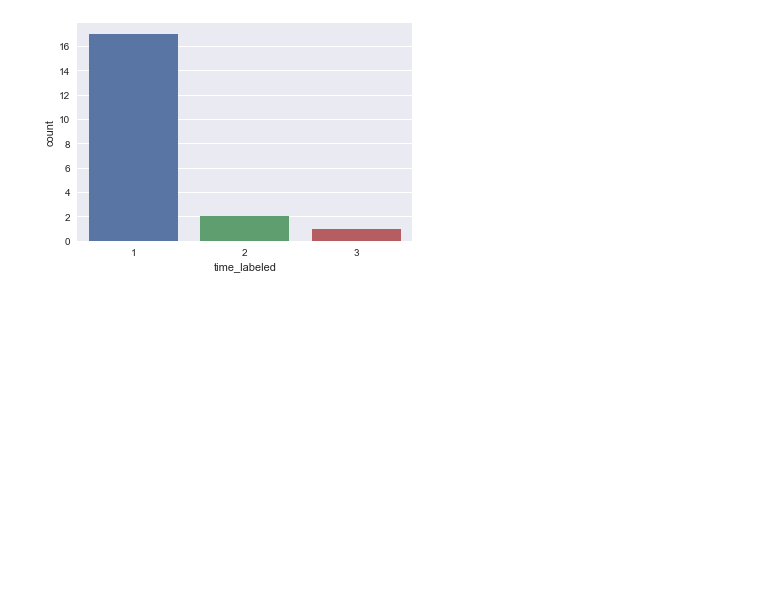
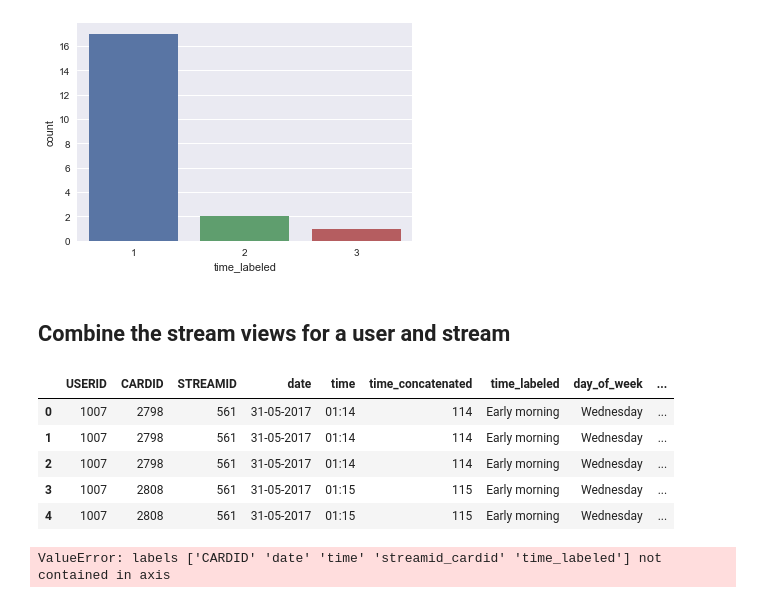
Before and after one commit to ace-racer/ContextualRecommender, a Jupyter notebook: hybird_recommender/exploration/Process raw stream views.ipynb, the cells around one changed output. Cells and saved outputs as stored; diff of their text form; code cells hidden in the pictures; blank space fills up the shorter version.

Commit message:
Add code to process streams based on views

```diff
--- a/hybird_recommender/exploration/Process raw stream views.ipynb
+++ b/hybird_recommender/exploration/Process raw stream views.ipynb
@@ -180,3 +180,19 @@ user_views_aggr_df.head()
 ax = sns.countplot(x="time_labeled", data=user_views_aggr_df)
 # %% [output]
 [figure]
+# %% [markdown]
+## Combine the stream views for a user and stream
+# %%
+stream_views_df.head()
+# %% [output]
+|  | USERID | CARDID | STREAMID | date | time | time_concatenated | time_labeled | day_of_week | ... |
+| 0 | 1007 | 2798 | 561 | 31-05-2017 | 01:14 | 114 | Early morning | Wednesday | ... |
+| 1 | 1007 | 2798 | 561 | 31-05-2017 | 01:14 | 114 | Early morning | Wednesday | ... |
+| 2 | 1007 | 2798 | 561 | 31-05-2017 | 01:14 | 114 | Early morning | Wednesday | ... |
+| 3 | 1007 | 2808 | 561 | 31-05-2017 | 01:15 | 115 | Early morning | Wednesday | ... |
+| 4 | 1007 | 2808 | 561 | 31-05-2017 | 01:15 | 115 | Early morning | Wednesday | ... |
+# %%
+stream_views_df = stream_views_df.drop(["CARDID", "date", "time", "streamid_cardid", "time_labeled"], axis=1)
+stream_views_df.head()
+# %% [output]
+ValueError: labels ['CARDID' 'date' 'time' 'streamid_cardid' 'time_labeled'] not contained in axis
```
Also changed, not shown: parts of 9 cells of this notebook.
